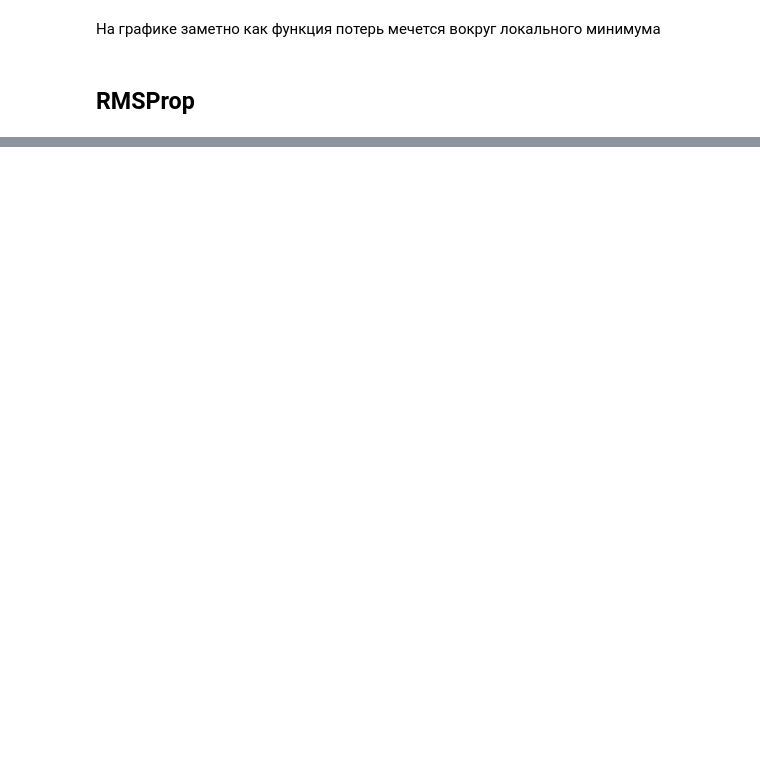
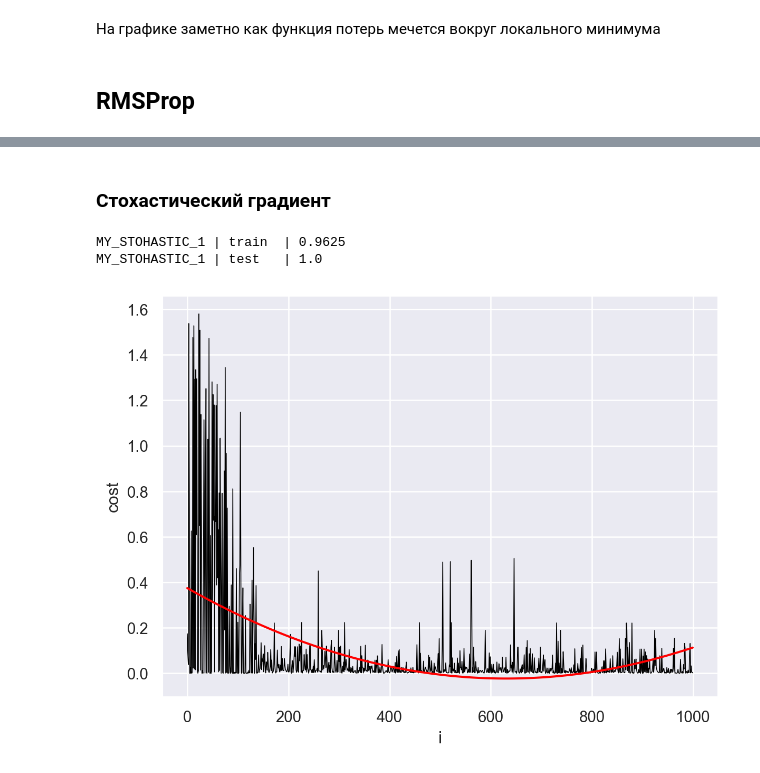
Before and after one commit to yakimanskiyav/netology_feml, a Jupyter notebook: MyLogReg.ipynb, the cells around one changed output, grey strips where cells are left out. Saved outputs shown, nothing was run; the diff lists cells and outputs as text; code cells hidden in the pictures; blank space fills up the shorter version.

```diff
--- a/MyLogReg.ipynb
+++ b/MyLogReg.ipynb
@@ -261,0 +274,80 @@ MY_RMSPORP_LOGREG_2 | test   | 1.0
+# %% [markdown]
+### Стохастический градиент
+# %%
+class MyStohasticRegresion(BaseEstimator):
+    def __init__(self, max_iters=200, learning_rate= 1/100) -> None:
+        self.max_iters = max_iters
+        self.tol       = learning_rate
+
+    def _sigmoid(self, x):
+        return 1 / (1 + np.exp(-x))
+
+    def _predict(self, X):
+        prediction = self._sigmoid( np.dot(X, self.W.T) + self.b )
+        return prediction
+
+    def _cost(self, y, prediction):
+        i = np.random.randint(0, y.shape[0])
+        y_sample    = y.iloc[i]
+        pred_sample = pd.DataFrame(prediction).iloc[i]
+        return -(1/self.n_feats) * np.sum( (y_sample * np.log(pred_sample)) + ((1-y_sample) * np.log(1-pred_sample)) )
+
+    def _deltaW(self, X, y, y_pred):
+        return (1/self.n_feats) * np.dot(X.T, (y_pred - y))
+
+    def _deltaB(self, X, y, y_pred):
+        return (1/self.n_feats) * np.sum(y_pred - y)
+
+    def fit(self, X, y=None):
+        self.n_feats = X.shape[1]
+        self.W = np.zeros((self.n_feats,))
+        self.b = 0
+        self.iter_log_ = []
+
+        for i in range(0, self.max_iters):
+            # try:
+                y_pred = self._predict(X)
+                cost   = self._cost(y, y_pred)
+                dw     = self._deltaW(X, y, y_pred)
+                db     = self._deltaB(X, y, y_pred)
+
+                # if np.isinf(cost): raise "INF"
+                # if np.isnan(cost): raise "NAN"
+
+                self.W = self.W - self.tol * dw
+                self.b = self.b - self.tol * db
+
+                self.iter_log_.append( dict(i=i, cost=cost, dW=dw, W=self.W, b=self.b, dB=db ) )
+            # except:
+                # break/
+
+        self.is_fitted_ = True
+        return self
+
+    def predict(self, X):
+        predictions = self._sigmoid( np.dot(X, self.W.T) + self.b )
+        return np.round(predictions)
+
+    def predict_proba(self, X):
+        predictions = self._sigmoid( np.dot(X, self.W.T) + self.b )
+        return predictions
+
+my_pipliene = make_pipeline(
+   MyStohasticRegresion(max_iters=N_EPOCS, learning_rate=LEARNING_RATE)
+)
+my_pipliene.fit(X, y)
+
+MY_STOHASTIC_log = pd.DataFrame(my_pipliene.steps[0][1].iter_log_)
+
+print_accuracy('MY_STOHASTIC_1', my_pipliene)
+
+
+(
+    so.Plot()
+        .add(so.Lines(color='black', linewidth=0.6), data=MY_STOHASTIC_log,                 y='cost', x = 'i'  )
+        .add(so.Line(color='red'), so.PolyFit(2), data=MY_STOHASTIC_log,                 y='cost', x = 'i'  )
+)
+# %% [output]
+MY_STOHASTIC_1 | train  | 0.9625
+MY_STOHASTIC_1 | test   | 1.0
+[figure, added]
```
Also changed, not shown: parts of 6 cells of this notebook.
